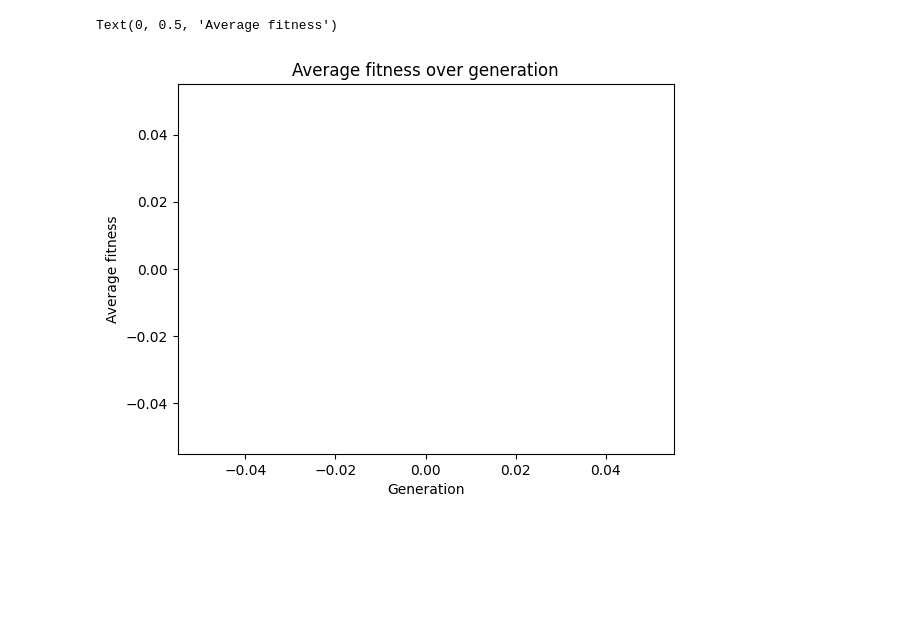
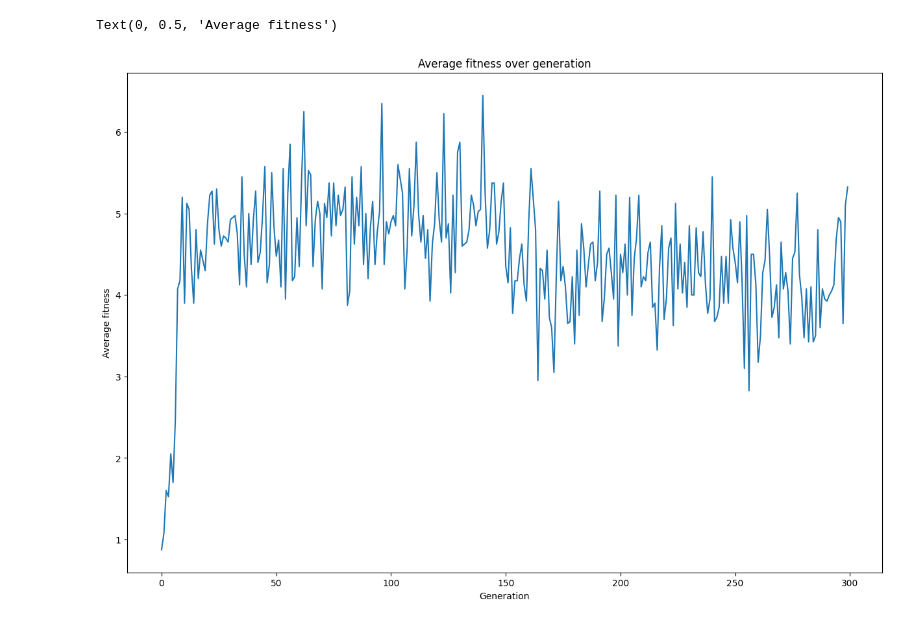
Before and after one commit to HugoPhibbs/AIML402_Assignment2, a Jupyter notebook: analysis.ipynb, the cells around one changed output. Saved outputs shown, nothing was run; the diff lists cells and outputs as text; code cells hidden in the pictures; blank space fills up the shorter version.

Commit message:
more analysis, plots and data

```diff
--- a/analysis.ipynb
+++ b/analysis.ipynb
@@ -52,10 +52,14 @@ Training Noo-Noo against random_agent.py for 100 generations...
 # %%
 import matplotlib.pyplot as plt
+import pandas as pd
 
-plt.plot(fitnesses.players[0].fitness)
+fitness_series = pd.Series(fitnesses.players[0].fitness)
+
+plt.figure(figsize=(15, 10))
+plt.plot(fitness_series)
 plt.title("Average fitness over generation")
 plt.xlabel("Generation")
 plt.ylabel("Average fitness")
 # %% [output]
 Text(0, 0.5, 'Average fitness')
-[figure, old version]
+[figure, new version]
```
Also changed, not shown: parts of 8 cells of this notebook, 15 other files.
